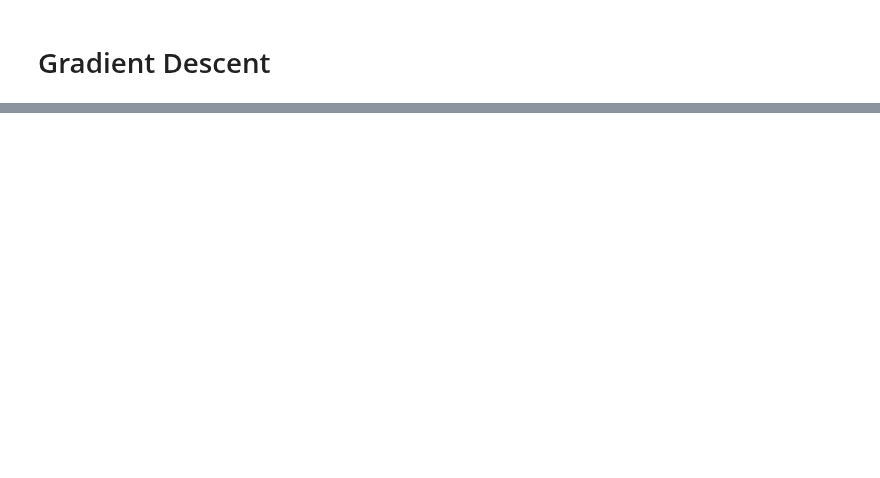
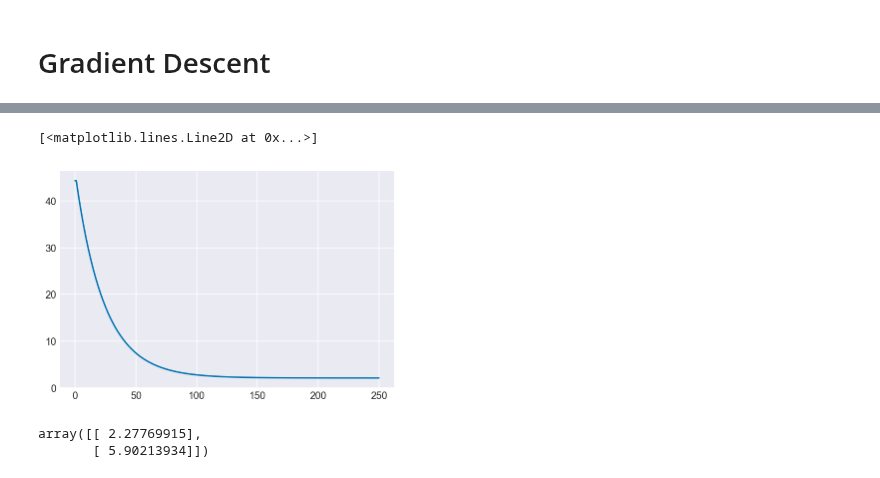
Before and after one commit to TomKealy/TomKealy.github.io, a Jupyter notebook: blog/gradient-descent/index.ipynb, the cells around one changed output, grey strips where cells are left out. Cells and saved outputs as stored; diff of their text form; code cells hidden in the pictures; blank space fills up the shorter version.

```diff
--- a/blog/gradient-descent/index.ipynb
+++ b/blog/gradient-descent/index.ipynb
@@ -42,0 +46,9 @@ with $ S_{\lambda}(z) = \frac{1}{1+\lambda}(z) $ for $ \lVert x \rVert_2^2 $ and
+# %%
+def MSE(y, yhat):
+    """Function to compute MSE between true values and estimate
+
+    y: true values
+    yhat: estimate
+    """
+    assert(y.shape == yhat.shape)
+    return np.square(np.subtract(y, yhat)).mean()
@@ -42,0 +78,31 @@ with $ S_{\lambda}(z) = \frac{1}{1+\lambda}(z) $ for $ \lVert x \rVert_2^2 $ and
+# %%
+def gradient_descent(X, y, cost, learning_rate=0.01, num_iters=250):
+    m, n = X.shape
+    theta = np.zeros((n, 1))
+    yhat = theta.T @ X.T
+    yield theta, cost(y.reshape(-1, 1), yhat.T)
+
+    for i in range(num_iters):
+        yhat = theta.T @ X.T
+        yhatt = yhat.T
+        nabla = np.sum(X.T @ (y.reshape(-1, 1) - yhatt), axis=1).reshape(-1, 1)
+        assert(nabla.shape == theta.shape)
+        theta +=  (2 * learning_rate / m) * nabla
+        yield theta, cost(y.reshape(-1, 1), yhat.T)
+# %%
+ones = np.ones_like(X)
+X = np.concatenate([X, ones], axis=1)
+thetas = gradient_descent(X, y, MSE)
+# %%
+final = [(t, c) for t,c in thetas]
+costs = [x[1] for x in final]
+theta = final[-1][0]
+plt.plot(costs)
+# %% [output]
+[<matplotlib.lines.Line2D at 0x...>]
+[figure, added]
+# %%
+theta
+# %% [output]
+array([[ 2.27769915],
+       [ 5.90213934]])
```
Also changed, not shown: parts of 16 cells of this notebook, 9 other files.
